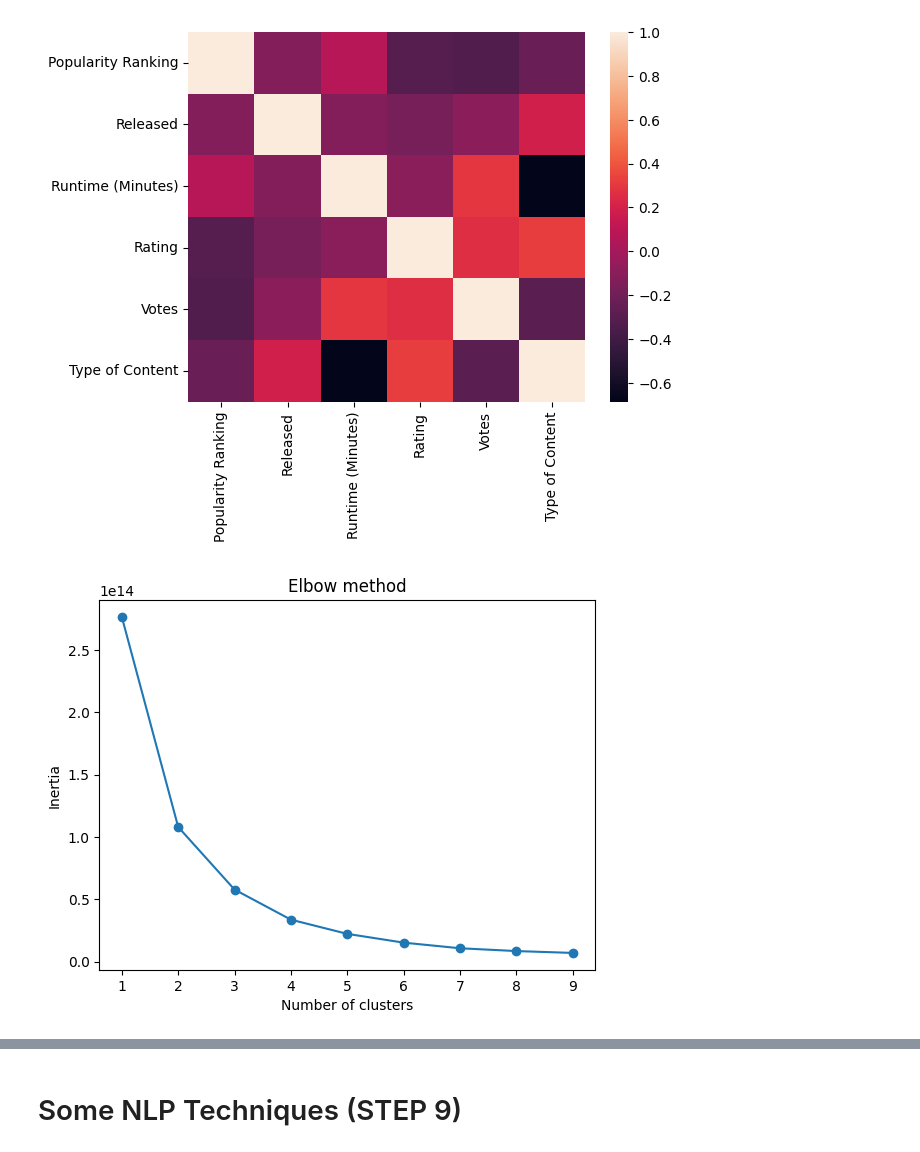
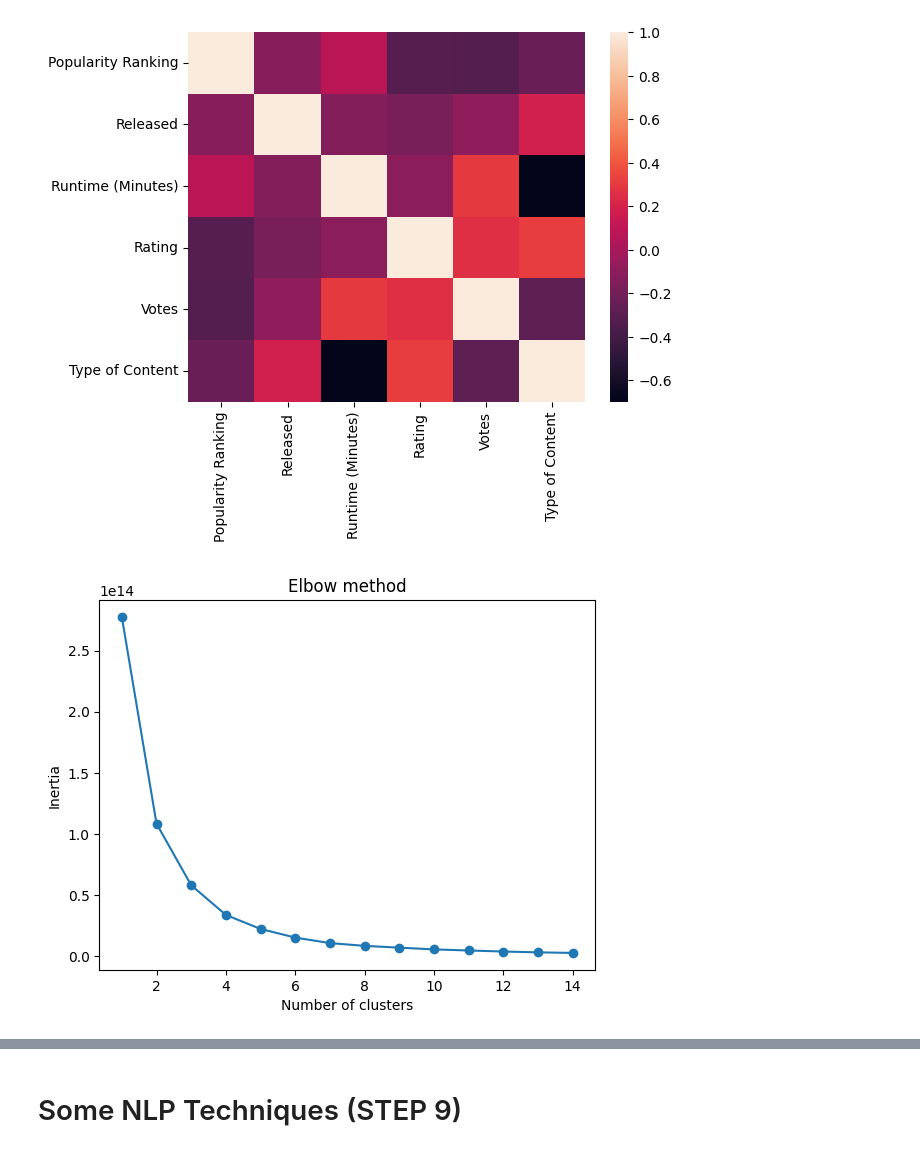
Before and after one commit to Keerat-Singh/Advanced-Python-AI-and-ML-Tools, a Jupyter notebook: main.ipynb, the cells around one changed output, grey strips where cells are left out. Saved outputs shown, nothing was run; the diff lists cells and outputs as text; code cells hidden in the pictures.

```diff
--- a/main.ipynb
+++ b/main.ipynb
@@ -882,8 +885,8 @@ outliers_column_name = LW.index
 # %%
 dummy_db = X.copy()
 # %%
-floor_value = dummy_db.quantile(0.01)
-ceiling_value = dummy_db.quantile(0.99)
+floor_value = dummy_db.quantile(0.05)
+ceiling_value = dummy_db.quantile(0.95)
 # %%
 for i, j in zip(outliers_column_name, range(len(outliers_column_name))):
 
@@ -919,7 +923,7 @@ By converting .1% of our outliers we are only able to remove ~100 outliers
 ### Trimming
 # %%
 # Now lets trim on the above dummy db
-
+dummy_db = X.copy()
 D_Q1 = dummy_db.quantile(0.25)
 D_Q3 = dummy_db.quantile(0.75)
 D_IQR = D_Q3 - D_Q1
@@ -1035,16 +1039,16 @@ plt.show()
 # %%
 inertias = []
 
-for i in range(1,10):
+for i in range(1,15):
     kmeans = KMeans(n_clusters=i)
     kmeans.fit(data)
     inertias.append(kmeans.inertia_)
 
-plt.plot(range(1,10), inertias, marker='o')
+plt.plot(range(1,15), inertias, marker='o')
 plt.title('Elbow method')
 plt.xlabel('Number of clusters')
 plt.ylabel('Inertia')
 plt.show()
 # %% [output]
-[figure, old version]
+[figure, new version]
 # %%
```
Also changed, not shown: parts of 22 cells of this notebook, 1 other file.
